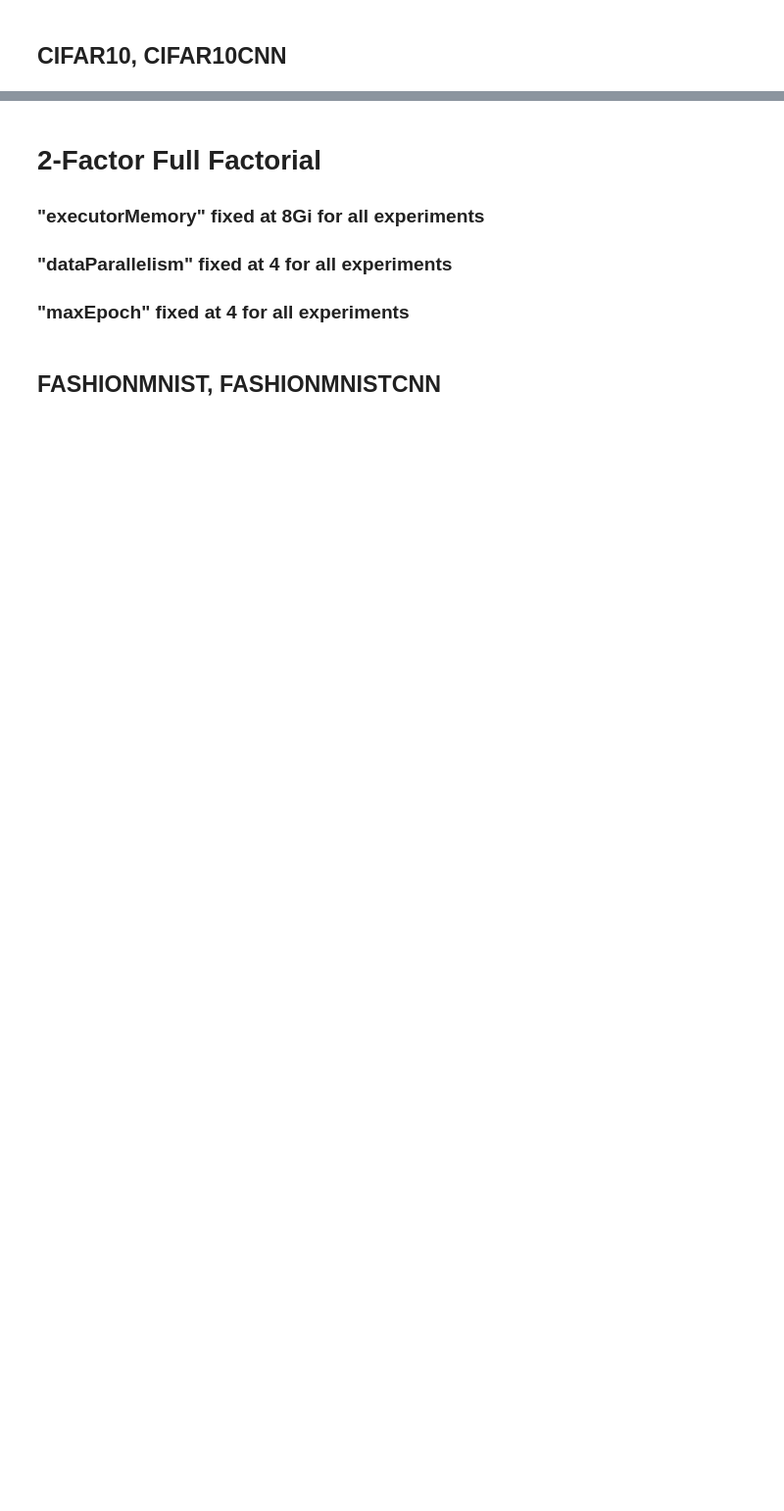
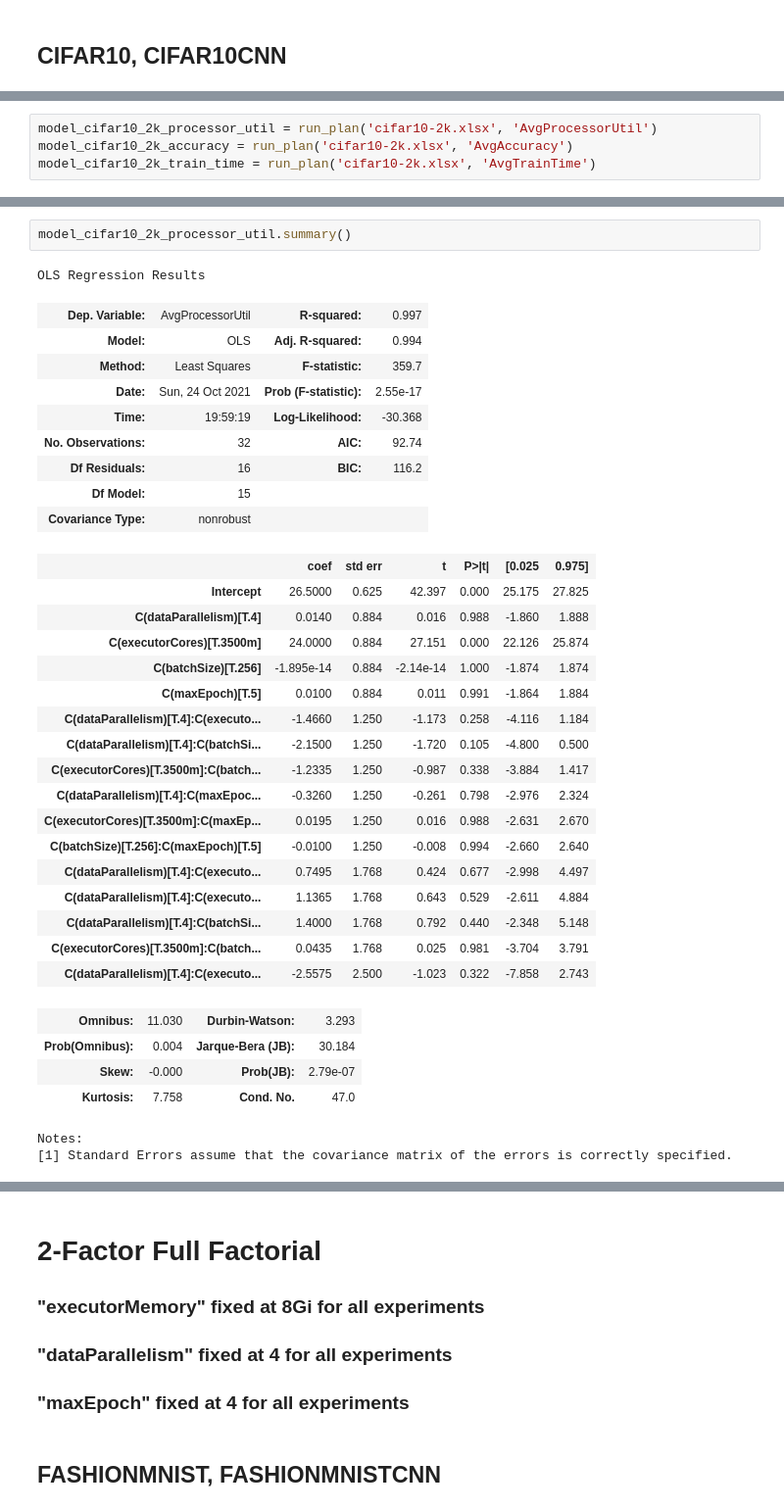
Before and after one commit to AbeleMM/fltk-testbed, a Jupyter notebook: jupyter/fltk_analysis.ipynb, the cells around one changed output, grey strips where cells are left out. Shown at 98% size. Cells and saved outputs as stored; diff of their text form; blank space fills up the shorter version.

```diff
--- a/jupyter/fltk_analysis.ipynb
+++ b/jupyter/fltk_analysis.ipynb
@@ -167,0 +150,4 @@ run_plan('cifar10-2k.xlsx', 'AvgTrainTime')
+# %%
+model_cifar10_2k_processor_util = run_plan('cifar10-2k.xlsx', 'AvgProcessorUtil')
+model_cifar10_2k_accuracy = run_plan('cifar10-2k.xlsx', 'AvgAccuracy')
+model_cifar10_2k_train_time = run_plan('cifar10-2k.xlsx', 'AvgTrainTime')
@@ -167,0 +174,36 @@ run_plan('cifar10-2k.xlsx', 'AvgTrainTime')
+# %%
+model_cifar10_2k_processor_util.summary()
+# %% [output]
+OLS Regression Results
+| Dep. Variable: | AvgProcessorUtil | R-squared: | 0.997 |
+| Model: | OLS | Adj. R-squared: | 0.994 |
+| Method: | Least Squares | F-statistic: | 359.7 |
+| Date: | Sun, 24 Oct 2021 | Prob (F-statistic): | 2.55e-17 |
+| Time: | 19:59:19 | Log-Likelihood: | -30.368 |
+| No. Observations: | 32 | AIC: | 92.74 |
+| Df Residuals: | 16 | BIC: | 116.2 |
+| Df Model: | 15 |  |  |
+| Covariance Type: | nonrobust |  |  |
+|  | coef | std err | t | P>|t| | [0.025 | 0.975] |
+| Intercept | 26.5000 | 0.625 | 42.397 | 0.000 | 25.175 | 27.825 |
+| C(dataParallelism)[T.4] | 0.0140 | 0.884 | 0.016 | 0.988 | -1.860 | 1.888 |
+| C(executorCores)[T.3500m] | 24.0000 | 0.884 | 27.151 | 0.000 | 22.126 | 25.874 |
+| C(batchSize)[T.256] | -1.895e-14 | 0.884 | -2.14e-14 | 1.000 | -1.874 | 1.874 |
+| C(maxEpoch)[T.5] | 0.0100 | 0.884 | 0.011 | 0.991 | -1.864 | 1.884 |
+| C(dataParallelism)[T.4]:C(executo... | -1.4660 | 1.250 | -1.173 | 0.258 | -4.116 | 1.184 |
+| C(dataParallelism)[T.4]:C(batchSi... | -2.1500 | 1.250 | -1.720 | 0.105 | -4.800 | 0.500 |
+| C(executorCores)[T.3500m]:C(batch... | -1.2335 | 1.250 | -0.987 | 0.338 | -3.884 | 1.417 |
+| C(dataParallelism)[T.4]:C(maxEpoc... | -0.3260 | 1.250 | -0.261 | 0.798 | -2.976 | 2.324 |
+| C(executorCores)[T.3500m]:C(maxEp... | 0.0195 | 1.250 | 0.016 | 0.988 | -2.631 | 2.670 |
+| C(batchSize)[T.256]:C(maxEpoch)[T.5] | -0.0100 | 1.250 | -0.008 | 0.994 | -2.660 | 2.640 |
+| C(dataParallelism)[T.4]:C(executo... | 0.7495 | 1.768 | 0.424 | 0.677 | -2.998 | 4.497 |
+| C(dataParallelism)[T.4]:C(executo... | 1.1365 | 1.768 | 0.643 | 0.529 | -2.611 | 4.884 |
+| C(dataParallelism)[T.4]:C(batchSi... | 1.4000 | 1.768 | 0.792 | 0.440 | -2.348 | 5.148 |
+| C(executorCores)[T.3500m]:C(batch... | 0.0435 | 1.768 | 0.025 | 0.981 | -3.704 | 3.791 |
+| C(dataParallelism)[T.4]:C(executo... | -2.5575 | 2.500 | -1.023 | 0.322 | -7.858 | 2.743 |
+| Omnibus: | 11.030 | Durbin-Watson: | 3.293 |
+| Prob(Omnibus): | 0.004 | Jarque-Bera (JB): | 30.184 |
+| Skew: | -0.000 | Prob(JB): | 2.79e-07 |
+| Kurtosis: | 7.758 | Cond. No. | 47.0 |
+Notes:
+[1] Standard Errors assume that the covariance matrix of the errors is correctly specified.
```
Also changed, not shown: parts of 35 cells of this notebook.
